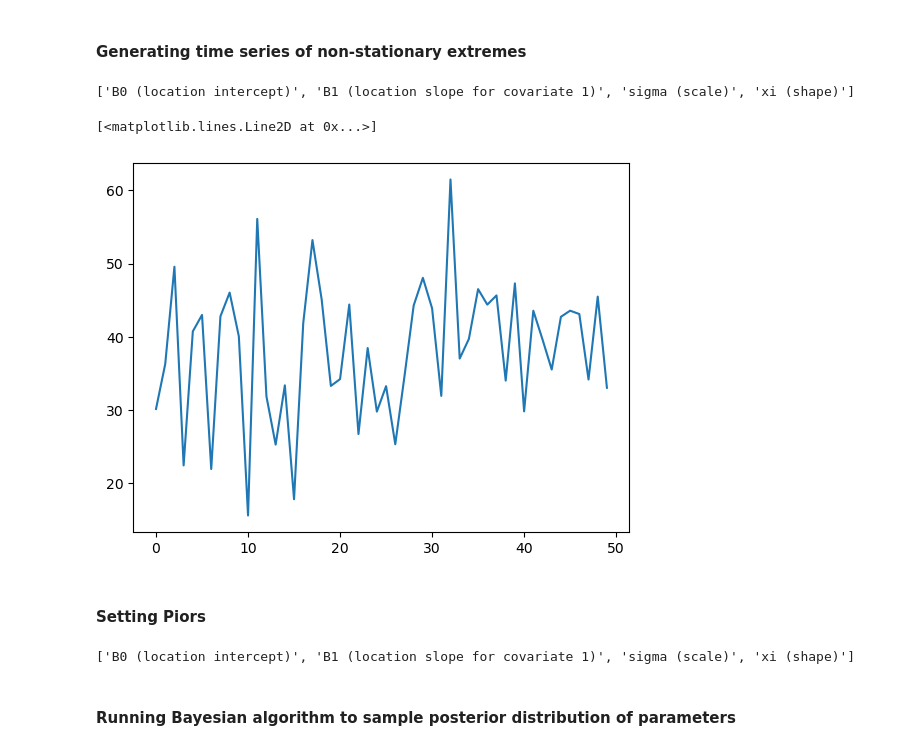
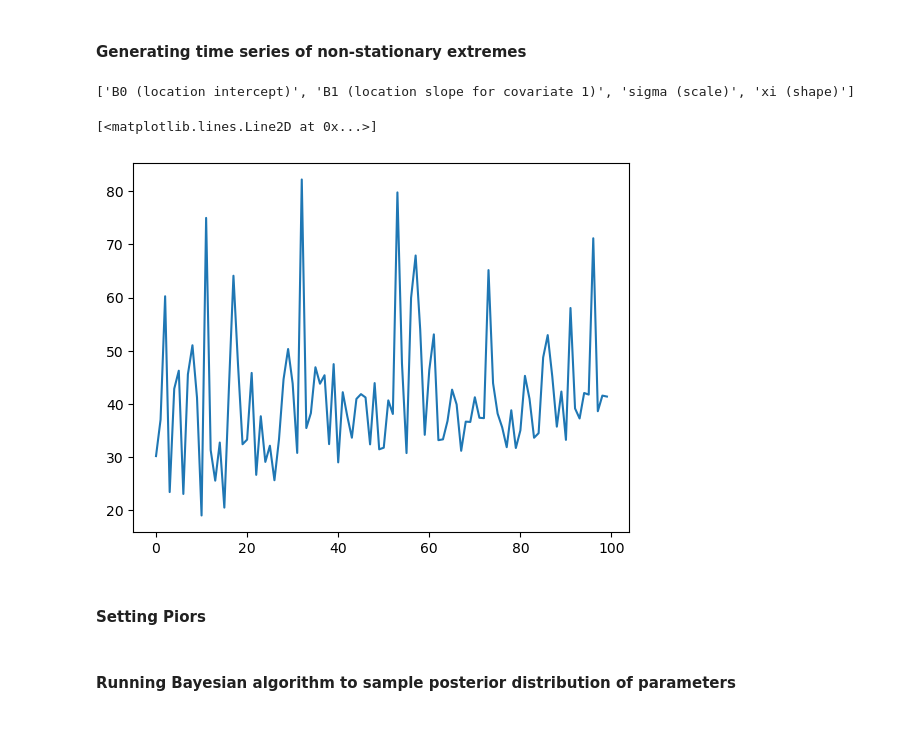
Before and after one commit to Nischalcs50/nsEVDx, a Jupyter notebook: examples/Quick_start_example.ipynb, the cells around one changed output. Cells and saved outputs as stored; diff of their text form; code cells hidden in the pictures.

```diff
--- a/examples/Quick_start_example.ipynb
+++ b/examples/Quick_start_example.ipynb
@@ -9,38 +9,23 @@ import nsEVDx as ns
 # %%
 np.random.seed(112)
 config = [1, 0, 0]
 # location parameter is non-stationary and scale and shape parameters are stationary
 # See Usage.md or https://nischalcs50.github.io/nsEVDx/ for more details on config
 # checking the parameters corresponding to the config
 
 print(ns.NonStationaryEVD.get_param_description(config=config, n_cov=1))
 # checking the parameters corresponding to the config
 
-params = [30, 0.2, 8, 0.15]  # setting the parameters for the non-stationary EVD model
-cov = np.array(range(50))  # Generating a covariate that increases linearly with time
-data = ns.NonStationaryEVD.ns_EVDrvs(genextreme, params, cov, config, size=50)
-
+sample_size = 100
+params = [30, 0.3, 8, -0.15]  # setting the parameters for the non-stationary EVD model
+cov =  np.linspace(0, 50, sample_size)  # Generating a covariate that increases linearly with time
+data = ns.NonStationaryEVD.ns_EVDrvs(genextreme, params, cov, config, size=sample_size)
 plt.plot(data)  # plotting the time serie of extremes tat increases linearly
 # %% [output]
 ['B0 (location intercept)', 'B1 (location slope for covariate 1)', 'sigma (scale)', 'xi (shape)']
 [<matplotlib.lines.Line2D at 0x...>]
-[figure, old version]
+[figure, new version]
 # %% [markdown]
 #### Setting Piors
-# %%
-# Priors: normal for regression coefficients of location parameter,
-#         half-normal for scale, normal for shape
-prior_specs = [
-    ("normal", {"loc": 30, "scale": 7}),
-    ("normal", {"loc": 0, "scale": 0.3}),
-    ("halfnormal", {"loc": 5, "scale": 5}),
-    ("normal", {"loc": 0.1, "scale": 0.3}),
-]
-sampler = ns.NonStationaryEVD(
-    config, data, cov, dist=genextreme, prior_specs=prior_specs
-)
-print(sampler.descriptions)
-# %% [output]
-['B0 (location intercept)', 'B1 (location slope for covariate 1)', 'sigma (scale)', 'xi (shape)']
 # %% [markdown]
 #### Running Bayesian algorithm to sample posterior distribution of parameters
```
Also changed, not shown: parts of 4 cells of this notebook, 7 other files.
